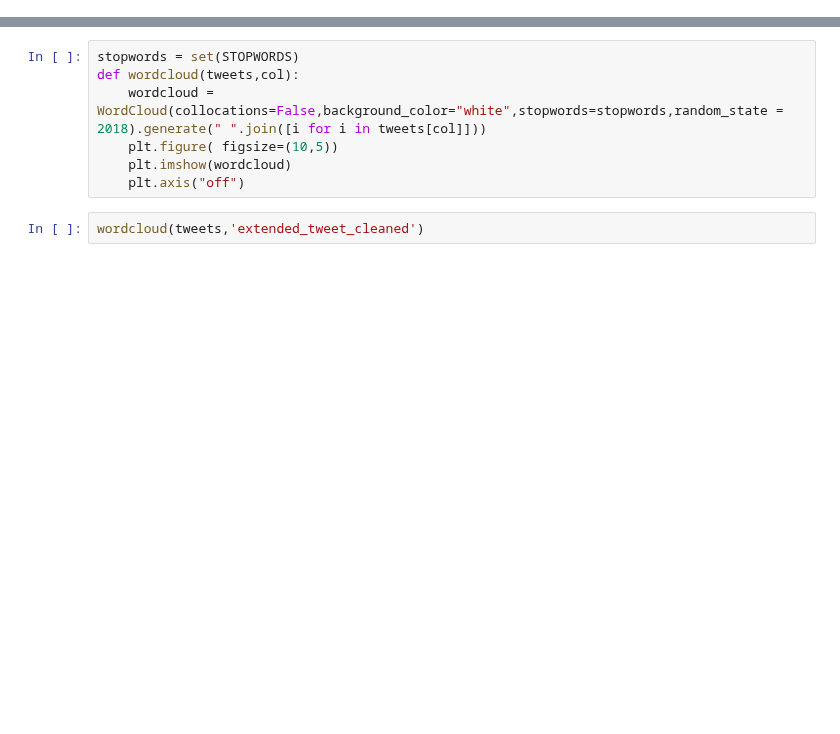
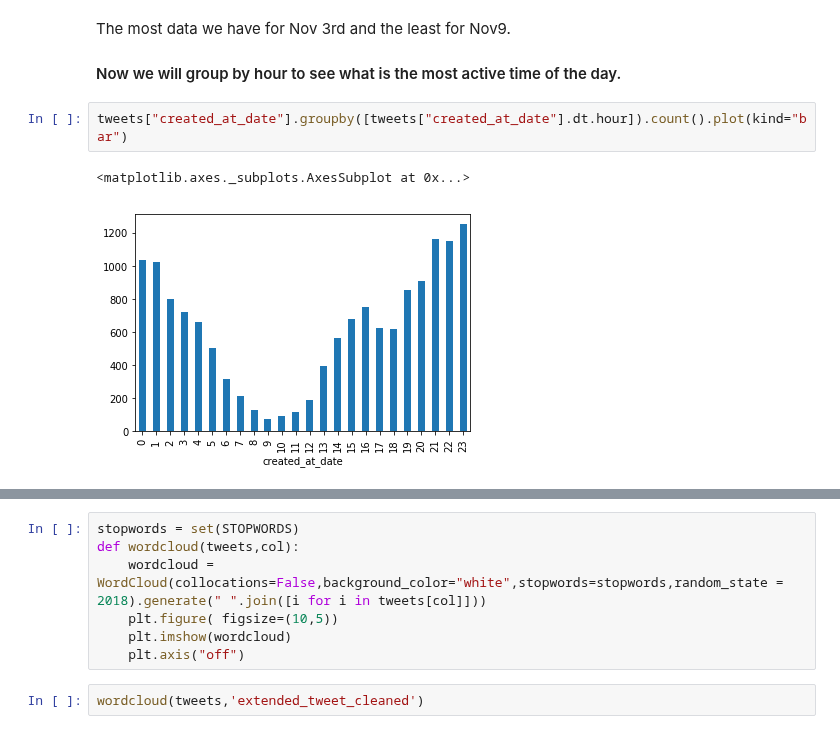
Before and after one commit to cybera/data-science-for-entrepreneurs-workshops, a Jupyter notebook: 2.Exploring_data.ipynb, the cells around one changed output, grey strips where cells are left out. Saved outputs shown, nothing was run; the diff lists cells and outputs as text; blank space fills up the shorter version.

```diff
--- a/2.Exploring_data.ipynb
+++ b/2.Exploring_data.ipynb
@@ -21,0 +112,8 @@ tweets.head()
+# %% [markdown]
+ The most data we have for Nov 3rd and the least for Nov9.
+ #### Now we will group by hour to see what is the most active time of the day.
+# %%
+tweets["created_at_date"].groupby([tweets["created_at_date"].dt.hour]).count().plot(kind="bar")
+# %% [output]
+<matplotlib.axes._subplots.AxesSubplot at 0x...>
+[figure, added]
```
Also changed, not shown: parts of 63 cells of this notebook, 4 other files.
